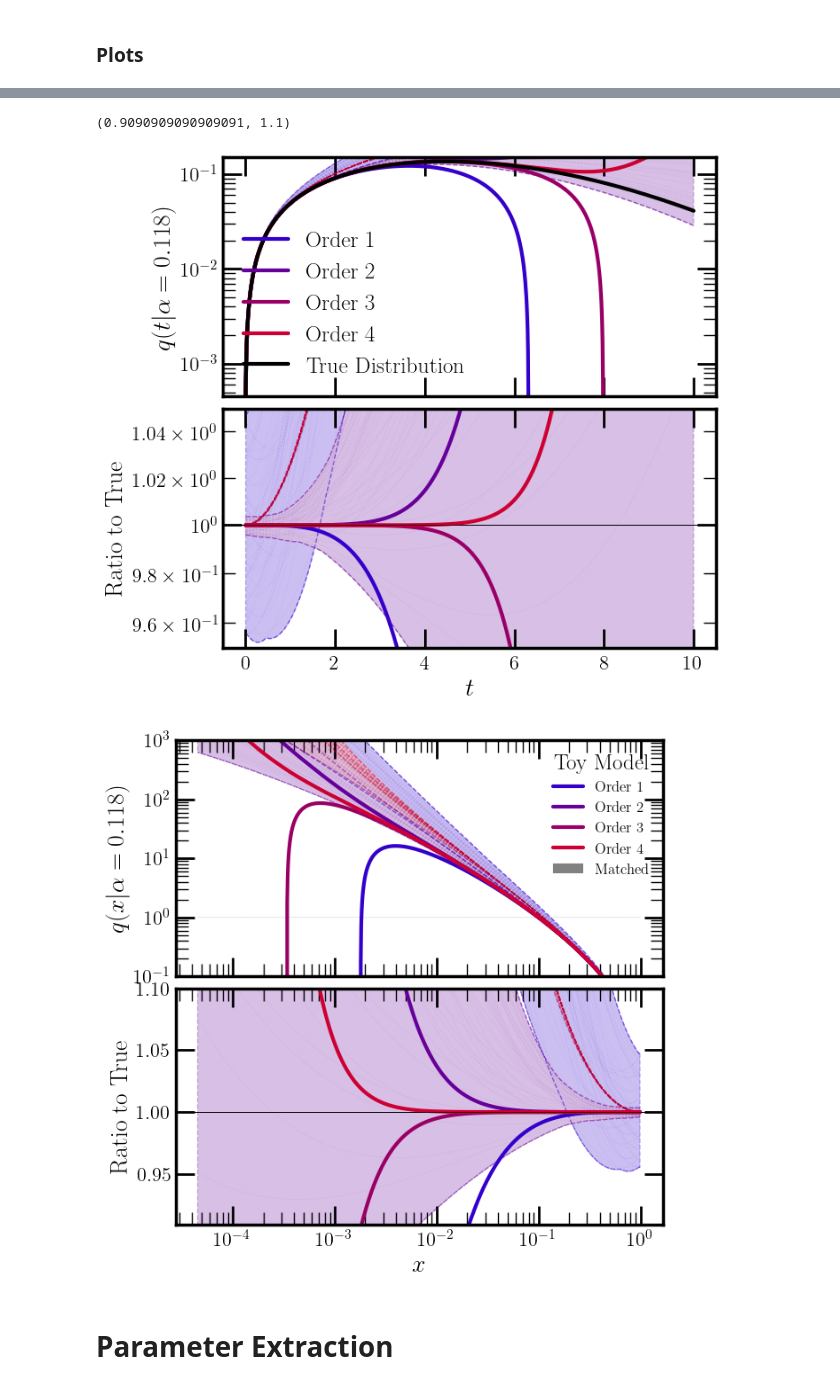
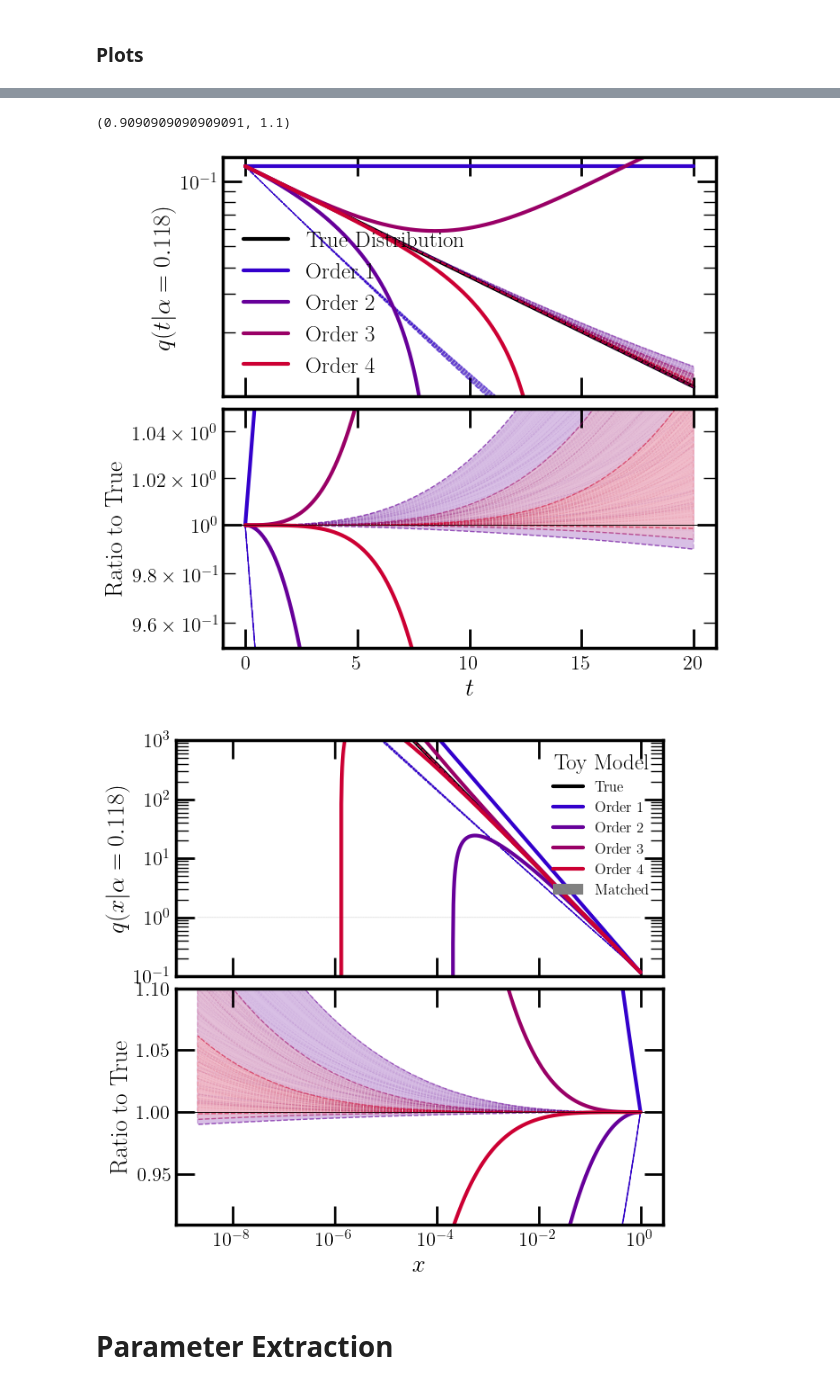
Before and after one commit to rikab/RDF, a Jupyter notebook: jax/exponential.ipynb, the cells around one changed output, grey strips where cells are left out. Drawn from its saved outputs; the diff is of its cells as text; code cells hidden in the pictures.

Commit message:
progress towards m-star fixes

```diff
--- a/jax/exponential.ipynb
+++ b/jax/exponential.ipynb
@@ -43,10 +43,10 @@ vmapped_polynomial = jax.vmap(jitted_polynomial, in_axes=(0, None))
 # Problem Setup
 # %%
 max_order = 5
-num_trials = 50
+num_trials = 100
 extra_orders = 1
 
-ALT_DATASET = True
+ALT_DATASET = False
 
 
 
@@ -157,7 +153,7 @@ if ALT_DATASET:
 # %% [markdown]
 # Matching
 # %%
-t = jnp.linspace(0, 10, 1000)
+t = jnp.linspace(0.001, 20, 1000)
 xs = x_from_t(t)
 
 
@@ -178,12 +174,17 @@ for order in range(1, max_order):
     factorials = np.zeros((m_order + 1 + extra_orders, n_order + 1 + extra_orders))
     for i in range(factorials.shape[0]):
         for j in range(factorials.shape[1]):
-            factorials[i, j] = (i+1) # math.factorial(i) #* math.factorial(j)
+            factorials[i, j] =  math.factorial(i) #* math.factorial(j)
 
 
     # Actually perform the matching
     print("Order: ", order)
     g_mn_matched, g_star = matching_coeffs(p_temp, m_order, n_order)
+
+    print("g_mn_matched: ")
+    print(g_mn_matched)
+    print("g_star: ")
+    print(g_star)
 
 
     for trial in range(num_trials):
@@ -196,10 +197,12 @@ for order in range(1, max_order):
         # print(g_star)
 
         # Prior on the g_mn
-        std = 10 / factorials
-        g_mn = (2 * (jax.random.uniform(seed, factorials.shape))-1)   * std# - (std / 2)
+        std =  0.1 / factorials
+        g_mn = (2 * (jax.random.uniform(seed, factorials.shape))-1)   * std  - (std**2 / 2)
         max_m = g_mn.shape[0]
         max_n = g_mn.shape[1]
+
+
 
 
         # set the highest order term to be negative
@@ -222,6 +245,11 @@ Order:  4
 # %%
 fig, ax = newplot("full", subplot_array=(2, 1), sharex=True)
 
+
+ax[0].plot(t, exponential_distribution(t, 0.118, None), label="True Distribution", color = "Black")
+
+ys = exponential_distribution(t, 0.118, None)
+print("Integral: ", jnp.trapz(ys, t))
 
 
 
@@ -260,7 +288,6 @@ for order in range(1, max_order):
     ax[1].plot(t, p_order_N(t, 0.118, order) / exponential_distribution(t, 0.118, None), color = colors[order],)
     ax[1].axhline(1, color = "black", linestyle = "-", lw = 0.5)
 
-ax[0].plot(t, exponential_distribution(t, 0.118, None), label="True Distribution", color = "Black")
 
 
 ax[0].legend(loc = "lower left")
@@ -290,6 +317,8 @@ ax[1].set_ylim(0.95, 1.05)
 fig, ax = newplot("full", subplot_array=(2, 1), sharex=True)
 
 xs = x_from_t(t)
+
+ax[0].plot(xs, exponential_distribution(t, 0.118, None)/ xs, label="True", color = "Black")
 
 
 # set ax[0] to take up the whole space
@@ -338,7 +367,6 @@ for order in range(1, max_order):
     ax[1].plot(xs, p_order_N(t, 0.118, order) / exponential_distribution(t, 0.118, None), color = colors[order],)
     ax[1].axhline(1, color = "black", linestyle = "-", lw = 0.5)
 
-# ax[0].plot(xs, exponential_distribution(t, 0.118, None)/ xs, label="True", color = "Black")
 
 # Add shaded to legend
 ax[0].fill_between(xs, np.ones_like(xs), np.ones_like(xs), color = "grey", alpha = 0.99, ls = "--", label = "Matched", lw = 0.1)
@@ -384,6 +412,6 @@ Order 1
 (0.9090909090909091, 1.1)
-[figure, old version]
+[figure, new version]
-[figure, old version]
+[figure, new version]
 # %% [markdown]
 # Parameter Extraction
 # %% [markdown]
```
Also changed, not shown: parts of 8 cells of this notebook, 1 other file.
